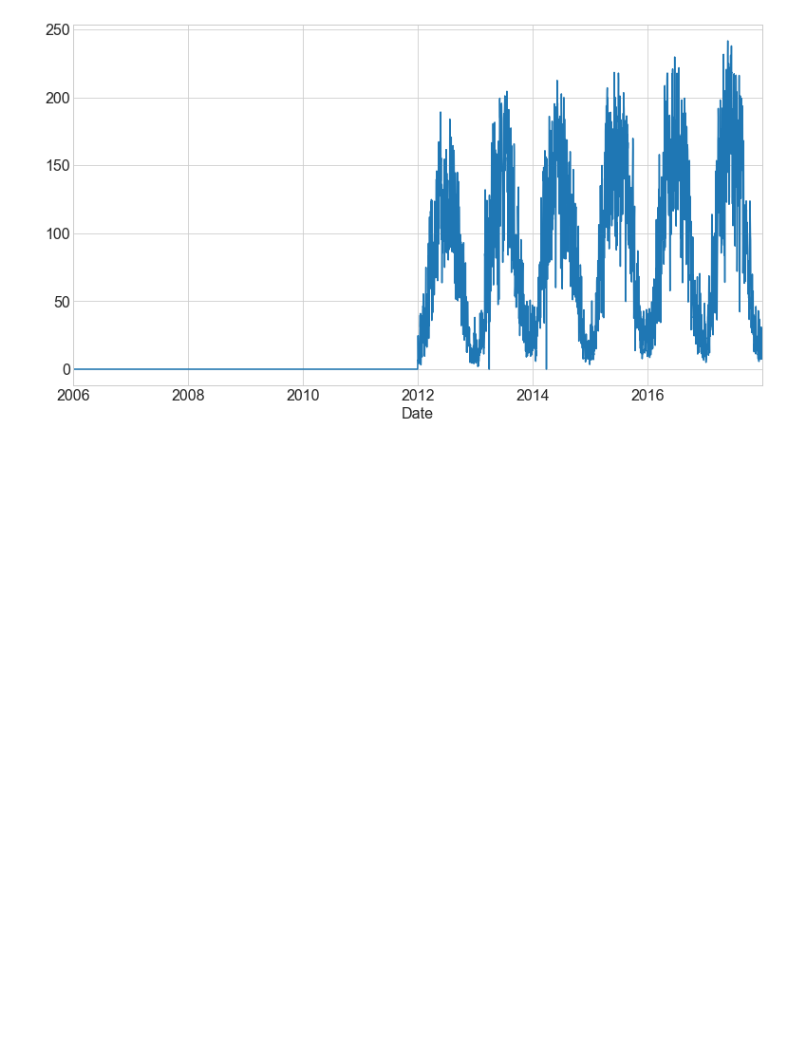
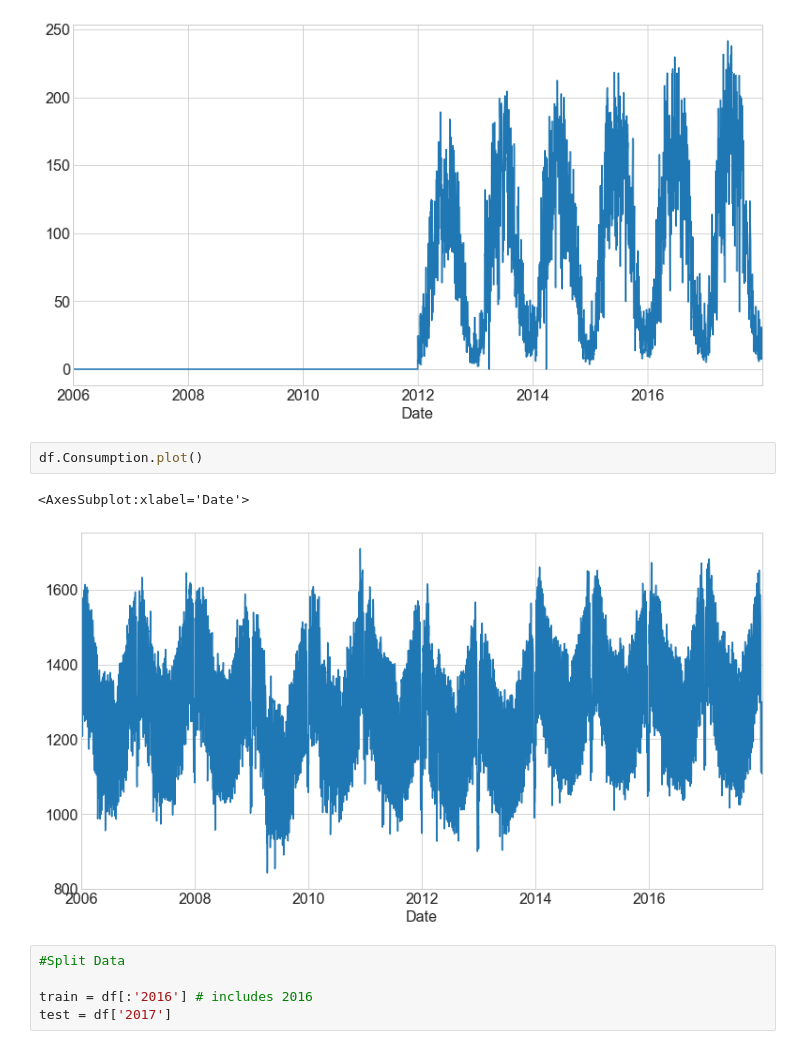
Before and after one commit to Jared-Godar/time-series-exercises, a Jupyter notebook: explore_exercises.ipynb, the cells around one changed output. Drawn from its saved outputs; the diff is of its cells as text; blank space fills up the shorter version.

```diff
--- a/explore_exercises.ipynb
+++ b/explore_exercises.ipynb
@@ -171,3 +168,13 @@ df.Solar.plot()
 # %% [output]
 <AxesSubplot:xlabel='Date'>
 [figure]
+# %%
+df.Consumption.plot()
+# %% [output]
+<AxesSubplot:xlabel='Date'>
+[figure, added]
+# %%
+#Split Data
+
+train = df[:'2016'] # includes 2016
+test = df['2017']
```
Also changed, not shown: parts of 40 cells of this notebook.
